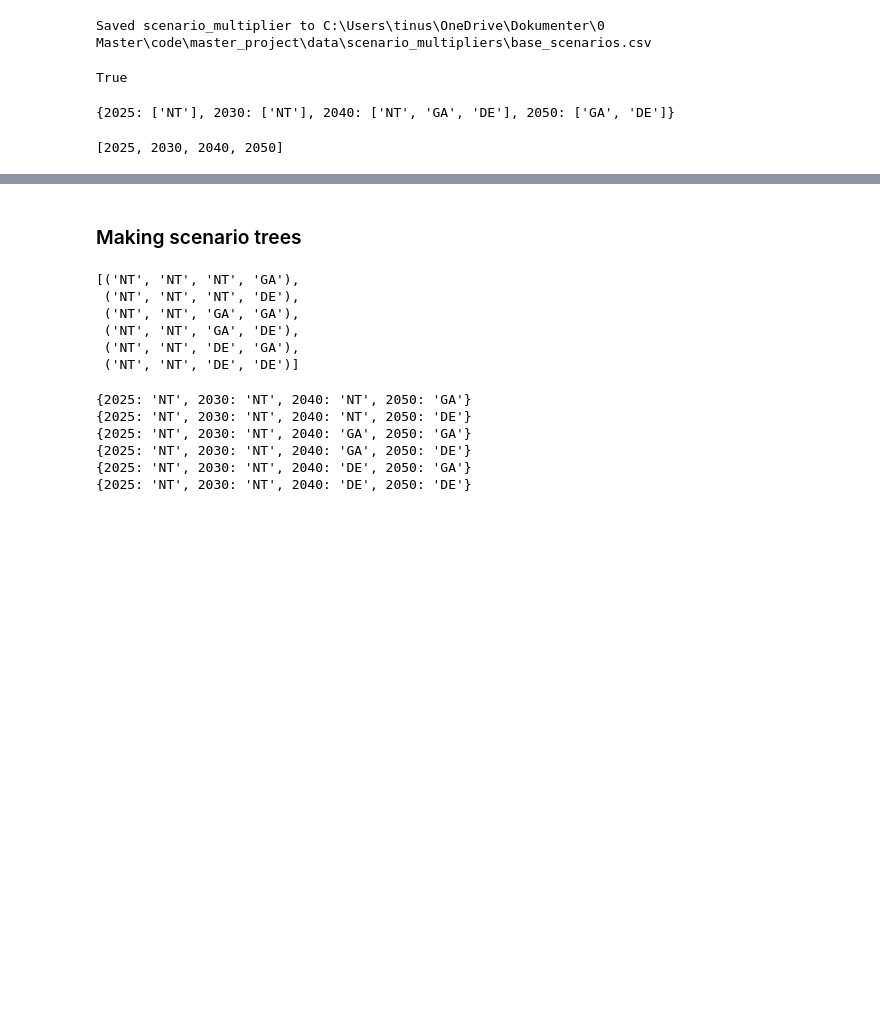
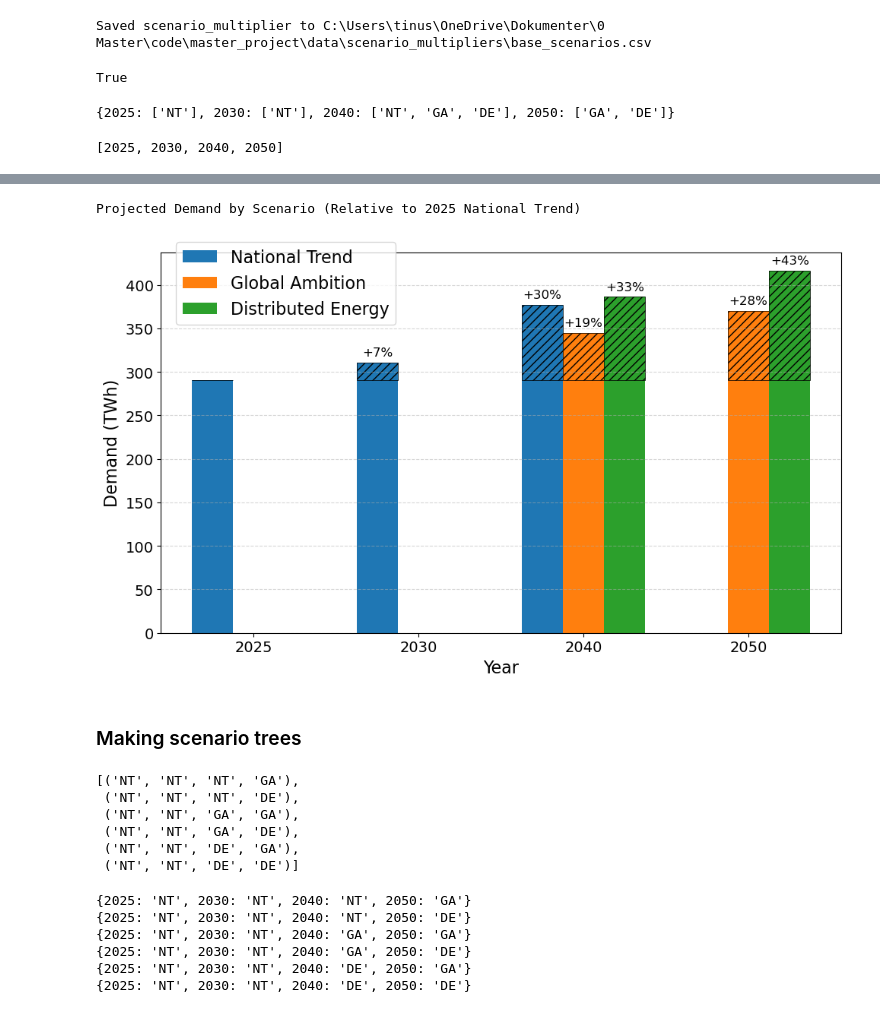
Before and after one commit to TinusAlsos/master_project, a Jupyter notebook: notebooks/scenarios.ipynb, the cells around one changed output, grey strips where cells are left out. Drawn from its saved outputs; the diff is of its cells as text; code cells hidden in the pictures; blank space fills up the shorter version.

```diff
--- a/notebooks/scenarios.ipynb
+++ b/notebooks/scenarios.ipynb
@@ -143,3 +373,82 @@ scenario_multiplier.index.values.tolist()
+# %%
+import numpy as np
+import matplotlib.pyplot as plt
+import os
+
+# Compute demand projections in TWh
+demand_proj = scenario_multiplier.multiply(base_demand) / 1e6  # TWh
+
+# Use 2025 National Trend as baseline
+base_2025 = demand_proj.loc[2025, "NT"]
+
+# Print title instead of embedding in plot
+print("Projected Demand by Scenario (Relative to 2025 National Trend)")
+
+plt.figure(figsize=(10, 6))
+
+years = demand_proj.index.tolist()
+scenarios = demand_proj.columns.tolist()
+bar_width = 0.25
+x = np.arange(len(years))  # base positions
+
+for i, scen in enumerate(scenarios):
+    values = demand_proj[scen].values
+    xpos = x + i * bar_width
+    base_color = scenario_colors[scen]
+
+    # Plot base bars (full height, solid color)
+    plt.bar(
+        xpos,
+        values,
+        width=bar_width,
+        color=base_color,
+        label=short_hand_to_full_name[scen],
+    )
+
+    # Overlay hatched part only above baseline
+    growth = np.maximum(values - base_2025, 0)
+    plt.bar(
+        xpos,
+        growth,
+        width=bar_width,
+        bottom=base_2025,
+        color=base_color,
+        hatch="///",
+        edgecolor="black",
+        linewidth=0.5,
+    )
+
+    # Add % increase labels
+    for j, year in enumerate(years):
+        pct = 100 * (values[j] - base_2025) / base_2025
+        if pct > 0:
+            plt.text(
+                xpos[j],
+                values[j] + 5,
+                f"+{pct:.0f}%",
+                ha="center",
+                va="bottom",
+                fontsize=12,
+            )
+
+# Apply styling
+plt.xlabel("Year", fontsize=16)
+plt.ylabel("Demand (TWh)", fontsize=16)
+plt.xticks(x + bar_width * (len(scenarios) - 1) / 2, years, fontsize=14)
+plt.yticks(fontsize=14)
+plt.legend(fontsize=16, loc="upper left", bbox_to_anchor=(0.01, 1.05))
+plt.grid(axis="y", linestyle="--", alpha=0.5)
+plt.tight_layout()
+
+# Save figure
+plt.savefig(
+    os.path.join(folder_path, "projected_demand_relative_to_NT2025_hatched.png")
+)
+
+plt.show()
+# %% [output]
+Projected Demand by Scenario (Relative to 2025 National Trend)
+[figure, added]
 # %% [markdown]
 ### Making scenario trees
 # %%
```
Also changed, not shown: parts of 13 cells of this notebook, 3 other files.
